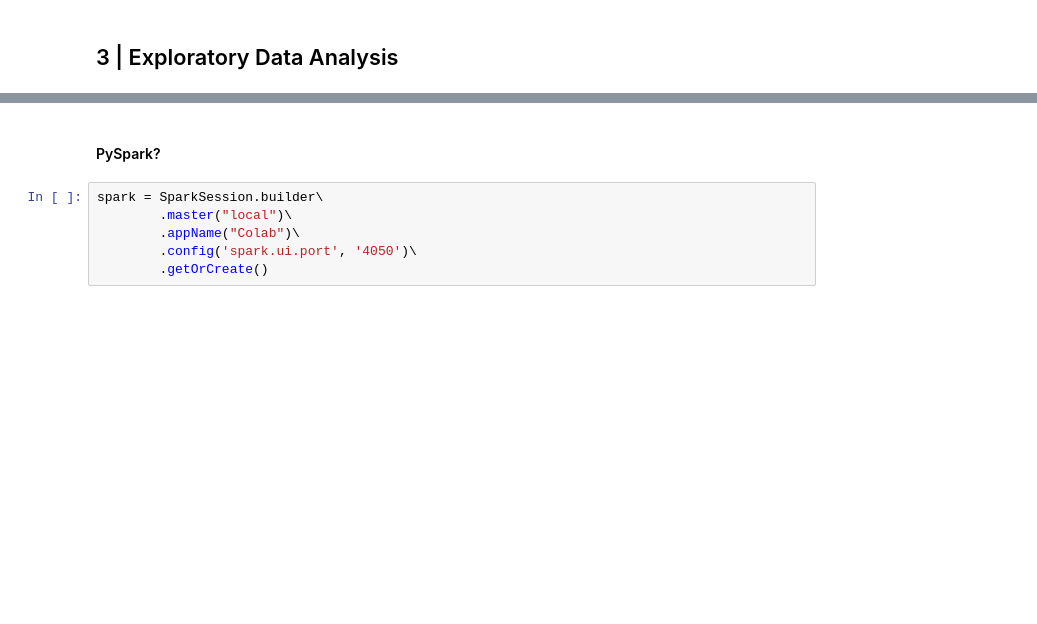
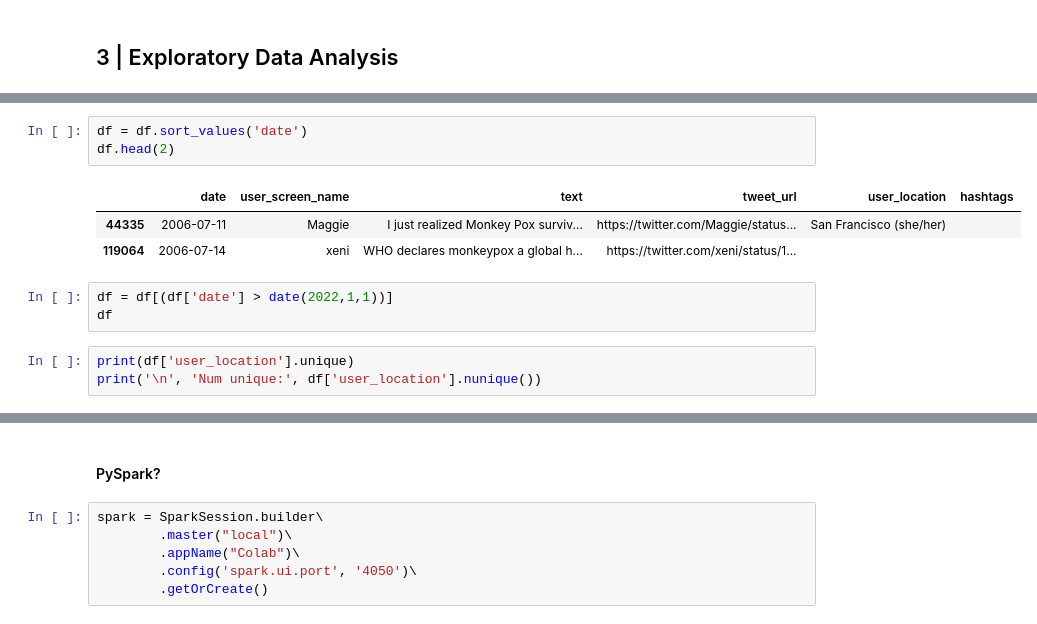
Before and after one commit to slp22/data-engineering-project, a Jupyter notebook: engineering_monkeypox_pipeline.ipynb, the cells around one changed output, grey strips where cells are left out. Drawn from its saved outputs; the diff is of its cells as text; blank space fills up the shorter version.

```diff
--- a/engineering_monkeypox_pipeline.ipynb
+++ b/engineering_monkeypox_pipeline.ipynb
@@ -336,0 +263,13 @@ tweets_2.to_csv('/content/drive/MyDrive/tweets_2_clean.csv')
+# %%
+df = df.sort_values('date')
+df.head(2)
+# %% [output]
+|  | date | user_screen_name | text | tweet_url | user_location | hashtags |
+| 44335 | 2006-07-11 | Maggie | I just realized Monkey Pox surviv... | https://twitter.com/Maggie/status... | San Francisco (she/her) |  |
+| 119064 | 2006-07-14 | xeni | WHO declares monkeypox a global h... | https://twitter.com/xeni/status/1... |  |  |
+# %%
+df = df[(df['date'] > date(2022,1,1))]
+df
+# %%
+print(df['user_location'].unique)
+print('\n', 'Num unique:', df['user_location'].nunique())
```
Also changed, not shown: parts of 94 cells of this notebook.
